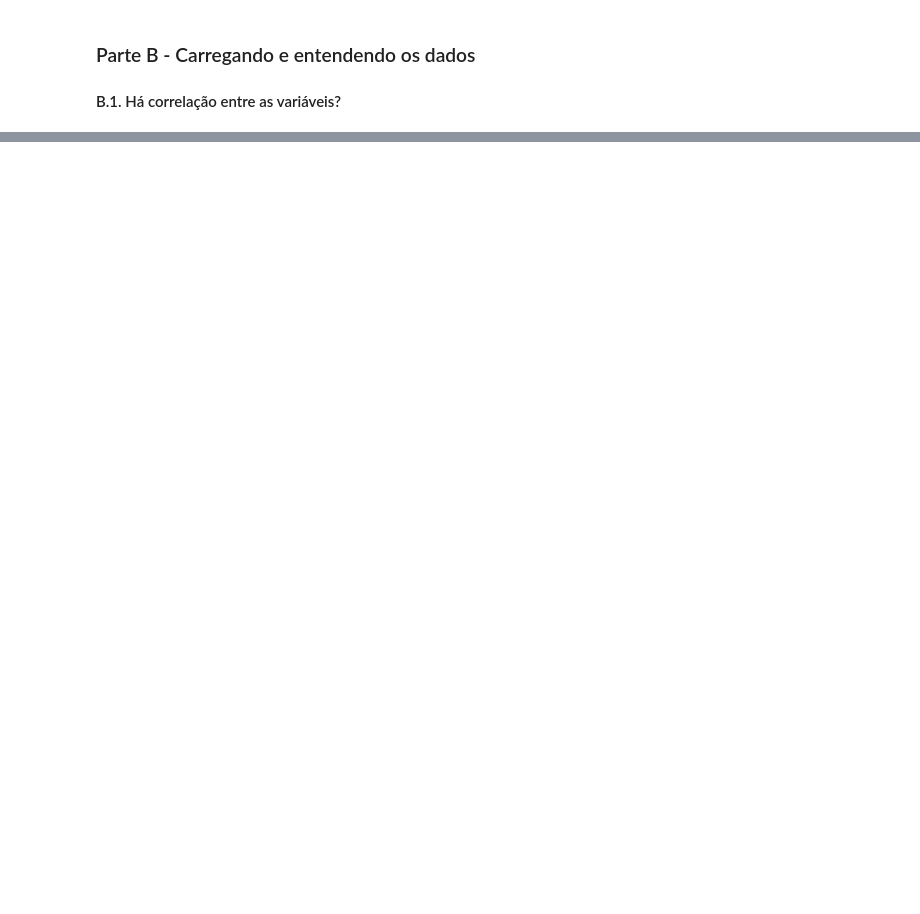
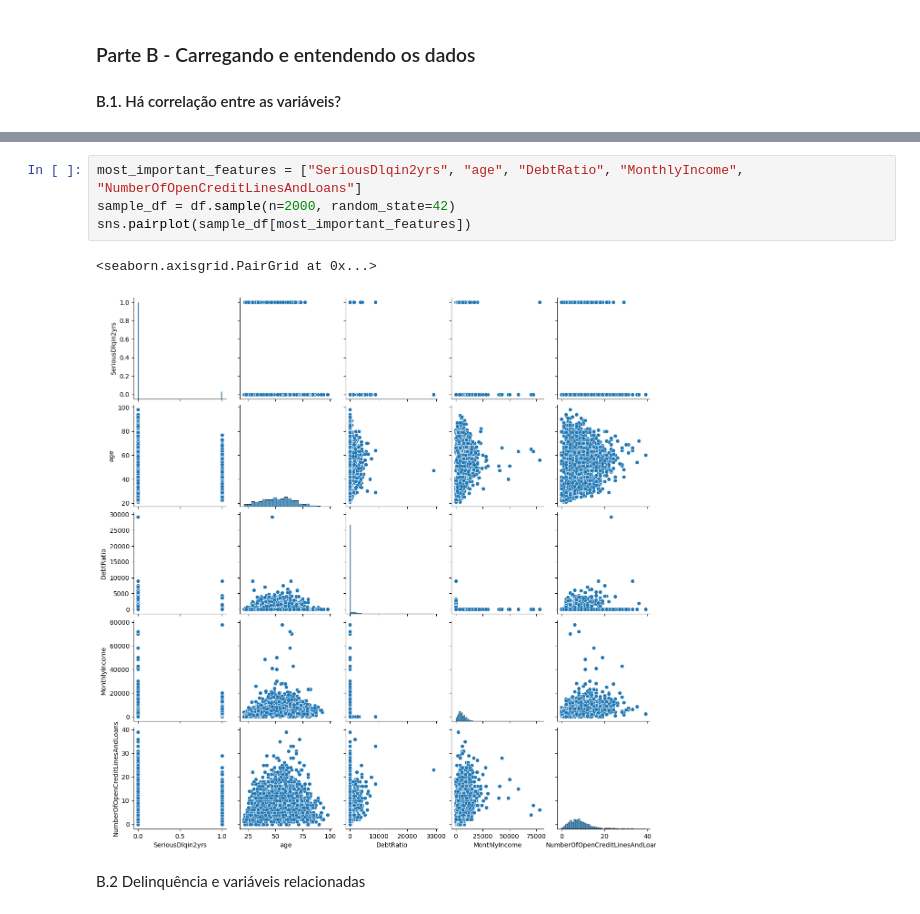
Before and after one commit to magalhaestiago/credit-risk-analysis-and-prediction, a Jupyter notebook: Credit Risk Analysis and Prediction.ipynb, the cells around one changed output, grey strips where cells are left out. Saved outputs shown, nothing was run; the diff lists cells and outputs as text; blank space fills up the shorter version.

```diff
--- a/Credit Risk Analysis and Prediction.ipynb
+++ b/Credit Risk Analysis and Prediction.ipynb
@@ -138,0 +161,9 @@ Name: count, dtype: int64
+# %%
+most_important_features = ["SeriousDlqin2yrs", "age", "DebtRatio", "MonthlyIncome", "NumberOfOpenCreditLinesAndLoans"]
+sample_df = df.sample(n=2000, random_state=42)
+sns.pairplot(sample_df[most_important_features])
+# %% [output]
+<seaborn.axisgrid.PairGrid at 0x...>
+[figure, added]
+# %% [markdown]
+B.2 Delinquência e variáveis relacionadas
```
Also changed, not shown: parts of 16 cells of this notebook, 1 other file.
